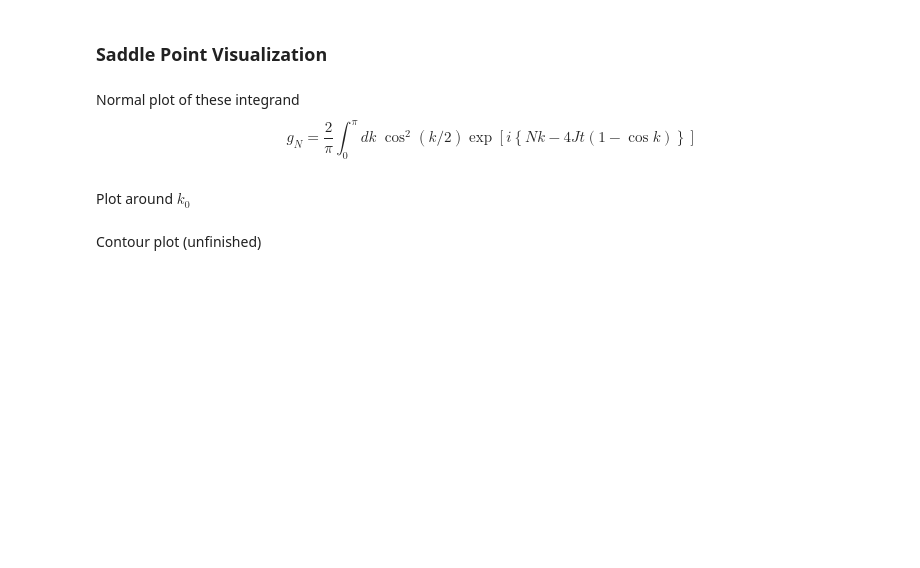
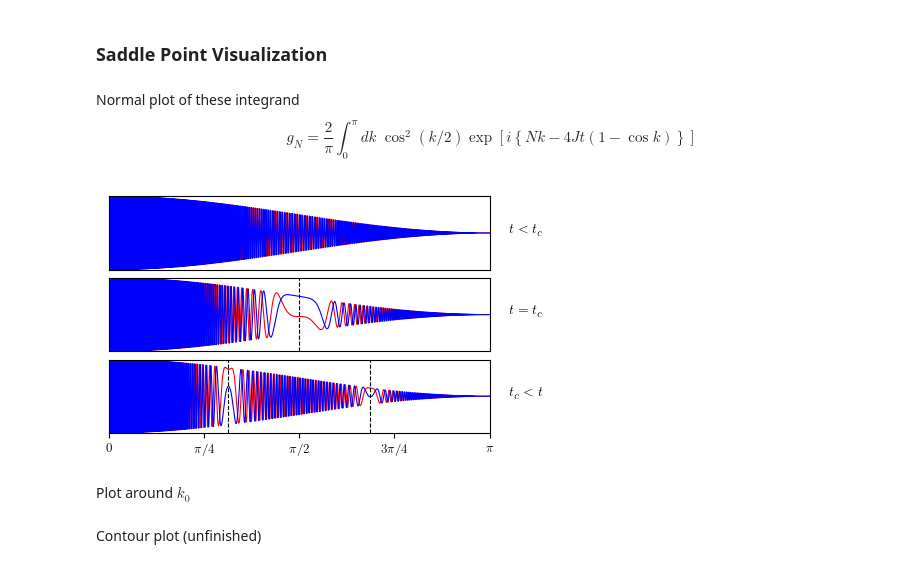
Before and after one commit to JohanesFaustus/QuantumMechanics, a Jupyter notebook: Rss/QM/code/F.ipynb, the cells around one changed output. Drawn from its saved outputs; the diff is of its cells as text; code cells hidden in the pictures; blank space fills up the shorter version.

```diff
--- a/Rss/QM/code/F.ipynb
+++ b/Rss/QM/code/F.ipynb
@@ -170,6 +170,23 @@ Normal plot of these integrand
     g_N = \frac{2}{\pi} \int_{0} ^{\pi} dk\; \cos^2 (k/2) \exp \left[i \left\{Nk - 4Jt (1-\cos k)  \right\}  \right]
 \end{equation*}
 # %%
+plt.rcParams.update(
+    {
+        "text.usetex": True,
+        "font.family": "serif",
+        "font.serif": ["Computer Modern Roman"],
+        "pgf.texsystem": "pdflatex",
+        "pgf.rcfonts": False,
+        # "font.size": 20,
+        #
+        "font.size": 10,
+        "axes.labelsize": 10,
+        "xtick.labelsize": 9,
+        "ytick.labelsize": 9,
+        "lines.linewidth": 0.8,
+    }
+)
+
 N = 1.5*1e3
 J = 1/4
 tc = N / (4*J)
@@ -186,40 +203,40 @@ k0 = []
 
 for i, t in enumerate(t_vals):
     phase = N * k - 4 * J * t * (1 - np.cos(k))
     F.append(np.cos(k/2)**2 * np.exp(1j * phase))
     k0.append(np.arcsin(tc/t))
 k02 = np.pi - k0[2]
 
-fig, ax = plt.subplots(3,1, figsize=(10, 8))
+# fig, ax = plt.subplots(3,1, figsize=(10, 8))
+fig, ax = plt.subplots(3,1,figsize=(4.45, 4.45*0.6),layout='constrained')
 
 for i in range(len(t_vals)):
-  ax[i].plot(k,np.real(F[i]),label=r"$\Re f(k)$")
-  ax[i].plot(k,np.imag(F[i]),label=r"$\Im f(k)$")
+  ax[i].plot(k,np.real(F[i]),label=r"$\Re f(k)$", color='r')
+  ax[i].plot(k,np.imag(F[i]),label=r"$\Im f(k)$", color='b')
   ax[i].axvline(x=k0[i], linestyle='--',color='black')
   ax[i].set_yticks([])
   ax[i].set_xlim(0, np.pi)
   ax[i].set_ylim(-1, 1)
   subt = ["t<t_c", "t=t_c", "t_c<t"]
   ax[i].text(
       1.05, 0.5, rf"${subt[i]}$",
       transform=ax[i].transAxes,
       ha="left"
   )
   ax[i].set_xticks([])
   ax[i].set_xticklabels([])
 ax[2].axvline(x=k02, linestyle='--',color='black',label=rf"$k_0$")
 ticks = np.arange(0,np.pi+1e-1, np.pi/4)
 labels_ticks = [r"$0$", r"${\pi}/{4}$", r"${\pi}/{2}$",r"${3\pi}/{4}$", r"$\pi$"]
 ax[2].set_xticks(ticks)
 ax[2].set_xticklabels(labels_ticks)
 
-handles, labels = ax[2].get_legend_handles_labels()
-fig.legend(handles, labels)
-plt.tight_layout()
 
-plt.savefig("plot_F_vs_k.pgf")
+plt.savefig("plot_F_vs_k.pdf")
 # tikzplotlib.save("plot_F_vs_k.tex")
 # plt.show()
+# %% [output]
+[figure, added]
 # %% [markdown]
 Plot around $k_0$
 # %%
```
Also changed, not shown: parts of 10 cells of this notebook, 26 other files.
